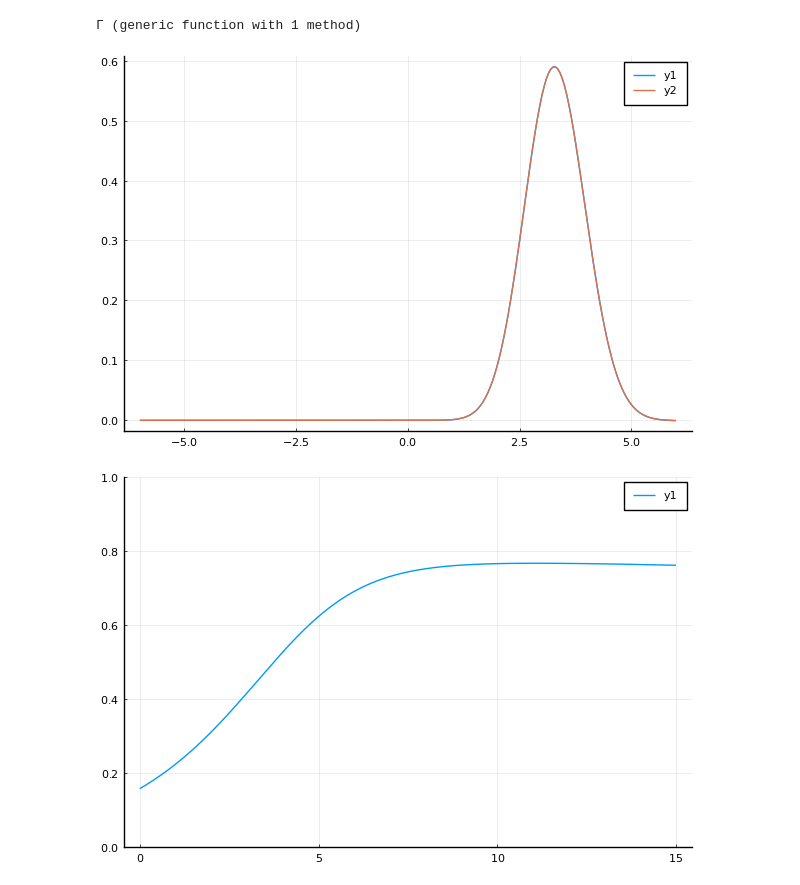
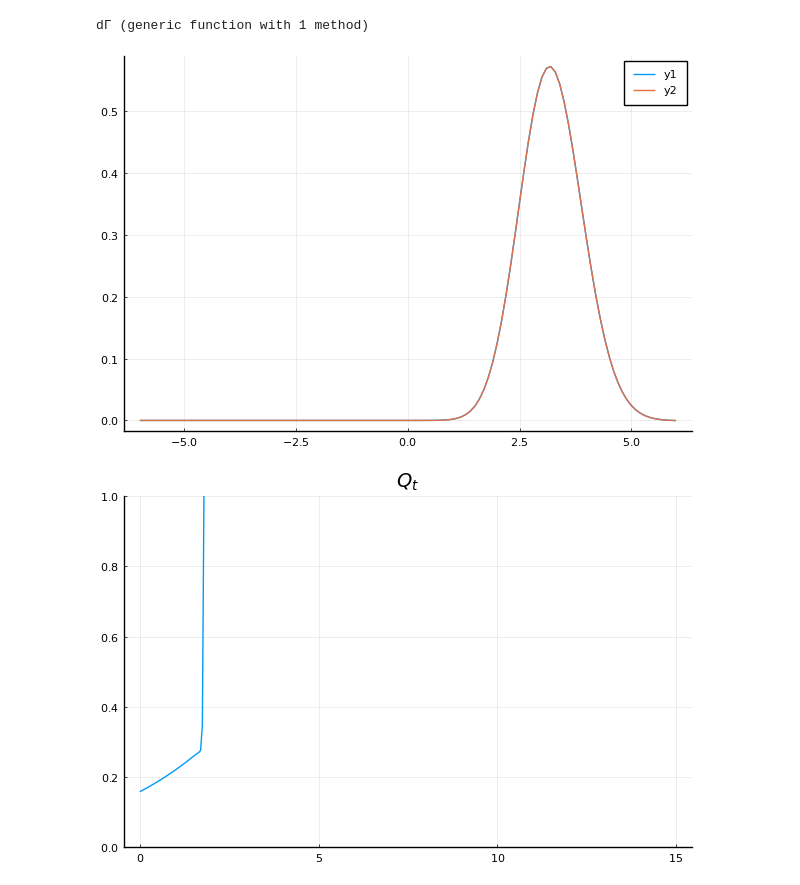
Before and after one commit to ceteke/sparse-pca, a Jupyter notebook: nbs/pde-solver.ipynb, the cells around one changed output. Drawn from its saved outputs; the diff is of its cells as text; code cells hidden in the pictures.

```diff
--- a/nbs/pde-solver.ipynb
+++ b/nbs/pde-solver.ipynb
@@ -22,7 +22,7 @@ T = 15
 σ = 1.0
 
 # Discretization
-Δx = 0.05
+Δx = 0.1
 Δt = 0.05
 x_disc = Array{Float64}(-6:Δx:6)
 t_disc = Array{Float64}(0:Δt:T)
@@ -40,12 +40,14 @@ D /= Δx
 
 init = Normal(1/sqrt(2), 1/2)
 ξ = 1/sqrt(ρ)
+# ξ = 0
 
 # ϕ(x) = β*sgn(x);
 ϕ(x) = 0
 Γ(x, ξ, Qt, Rt) = τ*ω*Qt*ξ - ϕ(x) - x*(τ*ω*Qt^2 - Rt + (τ^2/2)*(1+ω*Qt^2))
+dΓ(x, ξ, Qt, Rt) = -(τ*ω*Qt^2 - Rt + (τ^2/2)*(1+ω*Qt^2))
 # %% [output]
-Γ (generic function with 1 method)
+dΓ (generic function with 1 method)
 # %%
 P = zeros(N, M)
 P[1, :] = pdf.(init, x_disc)
@@ -67,15 +70,15 @@ for t ∈ 2:N
 end
 Qs[end] = Qs[end-1];
 # %%
-myfilter = digitalfilter(Lowpass(0.25), Butterworth(2))
+myfilter = digitalfilter(Lowpass(0.45), Butterworth(2))
 Pt = P[145, :]
 filtP = filtfilt(myfilter, Pt)
 
 plt = plot(x_disc, filtP)
 plot!(plt, x_disc, Pt)
 # %% [output]
-[figure, old version]
+[figure, new version]
 # %%
-plot(t_disc, Qs, ylim=(0, 1))
+plot(t_disc, Qs, ylim=(0, 1), leg=false, title=L"Q_t")
 # %% [output]
-[figure, old version]
+[figure, new version]
```
Also changed, not shown: parts of 3 cells of this notebook.
